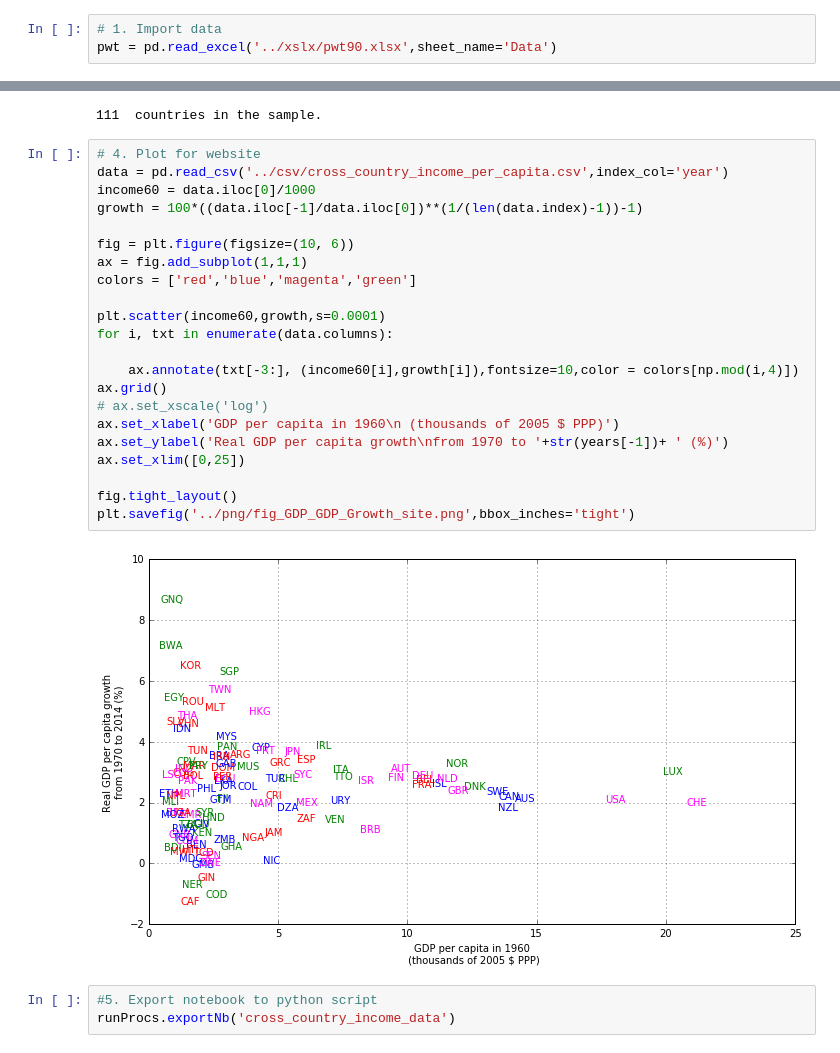
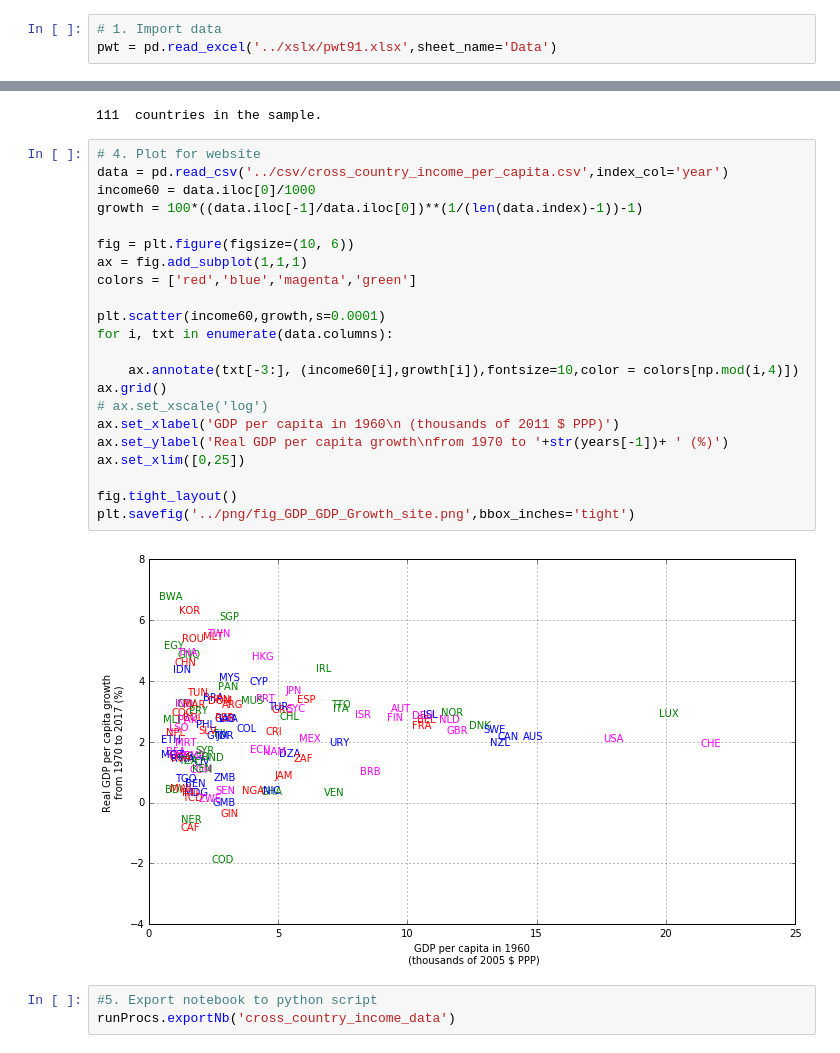
Before and after one commit to msilva913/economic-data, a Jupyter notebook: cross-country-income/python/cross_country_income_data.ipynb, the cells around one changed output, grey strips where cells are left out. Cells and saved outputs as stored; diff of their text form.

Commit message:
updated income data

```diff
--- a/cross-country-income/python/cross_country_income_data.ipynb
+++ b/cross-country-income/python/cross_country_income_data.ipynb
@@ -38,7 +38,7 @@ majorLocator_y   = plt.MultipleLocator(3)
 majorLocator_shares   = plt.MultipleLocator(0.2)
 # %%
 # 1. Import data
-pwt = pd.read_excel('../xslx/pwt90.xlsx',sheet_name='Data')
+pwt = pd.read_excel('../xslx/pwt91.xlsx',sheet_name='Data')
 # %%
 # 2. lists of countries, codes, and years
 year0 = 1960
@@ -170,27 +170,27 @@ depreciation = create_data_set(pwtCode='delta',per_capita=False,per_worker=False
 # %%
 # 4. Plot for website
 data = pd.read_csv('../csv/cross_country_income_per_capita.csv',index_col='year')
 income60 = data.iloc[0]/1000
 growth = 100*((data.iloc[-1]/data.iloc[0])**(1/(len(data.index)-1))-1)
 
 fig = plt.figure(figsize=(10, 6))
 ax = fig.add_subplot(1,1,1)
 colors = ['red','blue','magenta','green']
 
 plt.scatter(income60,growth,s=0.0001)
 for i, txt in enumerate(data.columns):
 
     ax.annotate(txt[-3:], (income60[i],growth[i]),fontsize=10,color = colors[np.mod(i,4)])
 ax.grid()
 # ax.set_xscale('log')
-ax.set_xlabel('GDP per capita in 1960\n (thousands of 2005 $ PPP)')
+ax.set_xlabel('GDP per capita in 1960\n (thousands of 2011 $ PPP)')
 ax.set_ylabel('Real GDP per capita growth\nfrom 1970 to '+str(years[-1])+ ' (%)')
 ax.set_xlim([0,25])
 
 fig.tight_layout()
 plt.savefig('../png/fig_GDP_GDP_Growth_site.png',bbox_inches='tight')
 # %% [output]
-[figure, old version]
+[figure, new version]
 # %%
 #5. Export notebook to python script
 runProcs.exportNb('cross_country_income_data')
```
Also changed, not shown: parts of 2 cells of this notebook, 19 other files.
